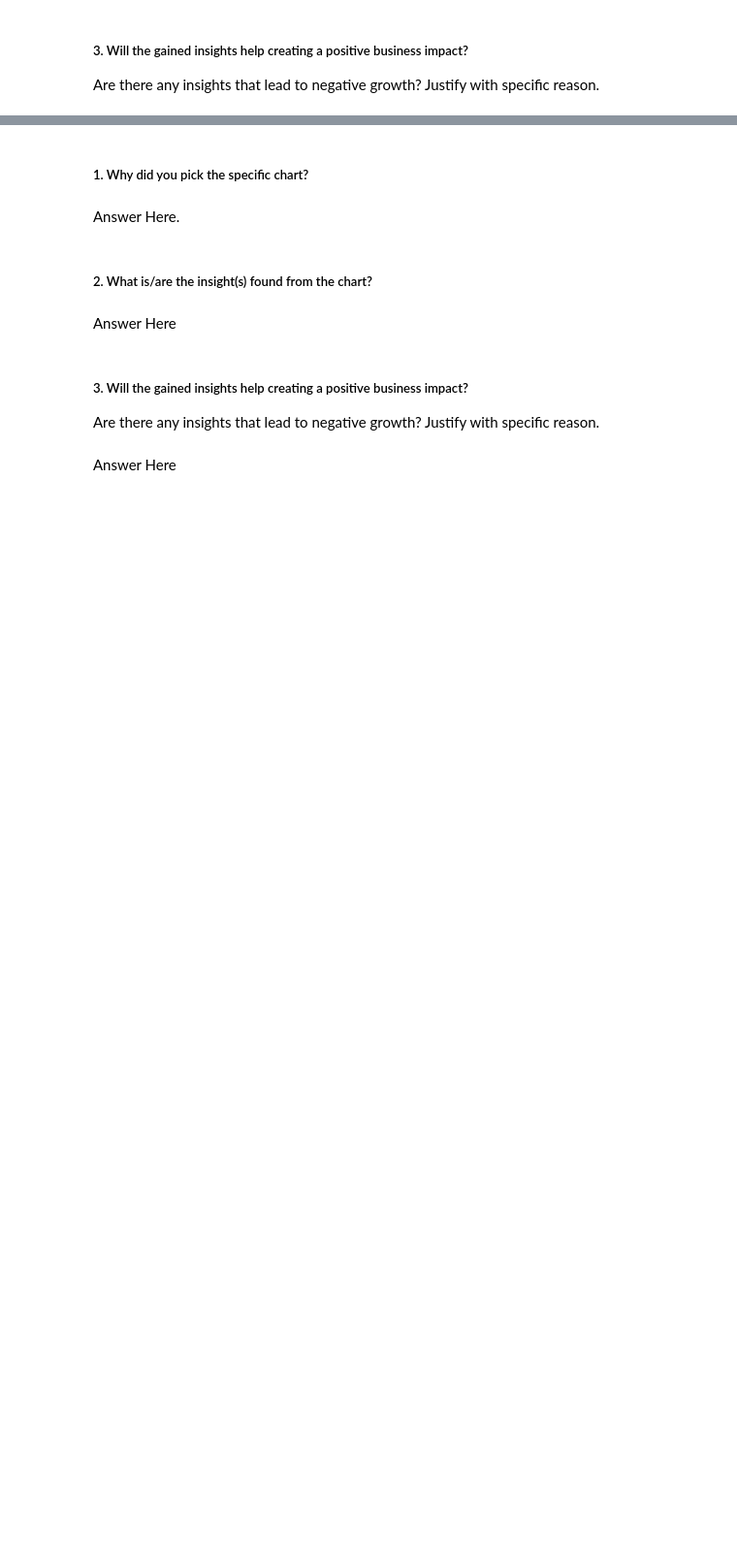
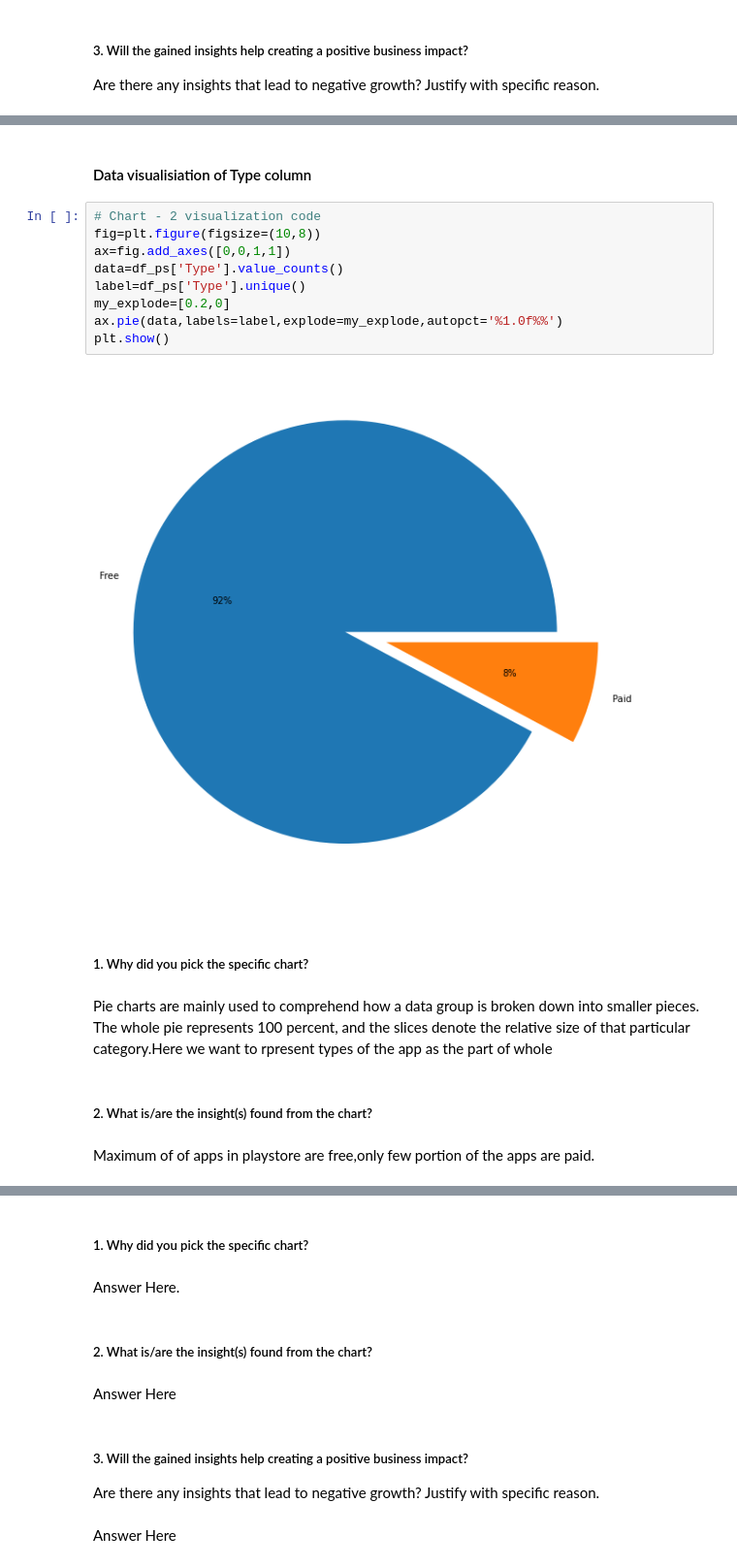
Before and after one commit to sabitendu/EDA-Capstone-Project-on-Play-Store-App-Review-Analysis, a Jupyter notebook: playstore_app_review_analysis.ipynb, the cells around one changed output, grey strips where cells are left out. Shown: that part at 97% size. Drawn from its saved outputs; the diff is of its cells as text; blank space fills up the shorter version.

```diff
--- a/playstore_app_review_analysis.ipynb
+++ b/playstore_app_review_analysis.ipynb
@@ -991,0 +1027,21 @@ Answer Here
+# %% [markdown]
+#### Data visualisiation of Type column
+# %%
+# Chart - 2 visualization code
+fig=plt.figure(figsize=(10,8))
+ax=fig.add_axes([0,0,1,1])
+data=df_ps['Type'].value_counts()
+label=df_ps['Type'].unique()
+my_explode=[0.2,0]
+ax.pie(data,labels=label,explode=my_explode,autopct='%1.0f%%')
+plt.show()
+# %% [output]
+[figure, added]
+# %% [markdown]
+##### 1. Why did you pick the specific chart?
+# %% [markdown]
+Pie charts are mainly used to comprehend how a data group is broken down into smaller pieces. The whole pie represents 100 percent, and the slices denote the relative size of that particular category.Here we want to rpresent types of the app as the part of whole
+# %% [markdown]
+##### 2. What is/are the insight(s) found from the chart?
+# %% [markdown]
+Maximum of of apps in playstore are free,only few portion of the apps are paid.
```
Also changed, not shown: parts of 104 cells of this notebook.
